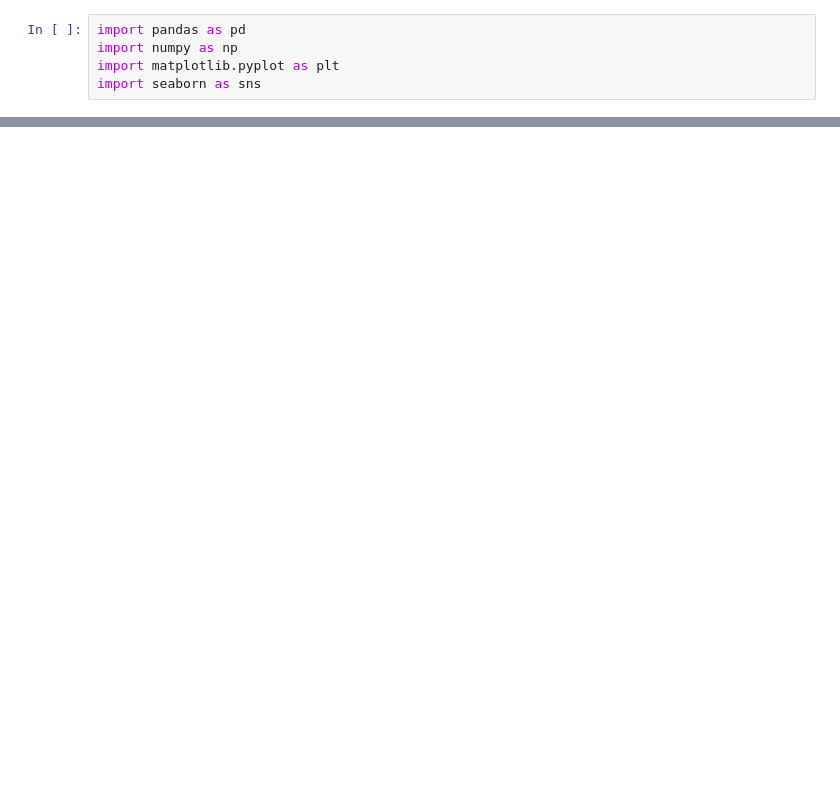
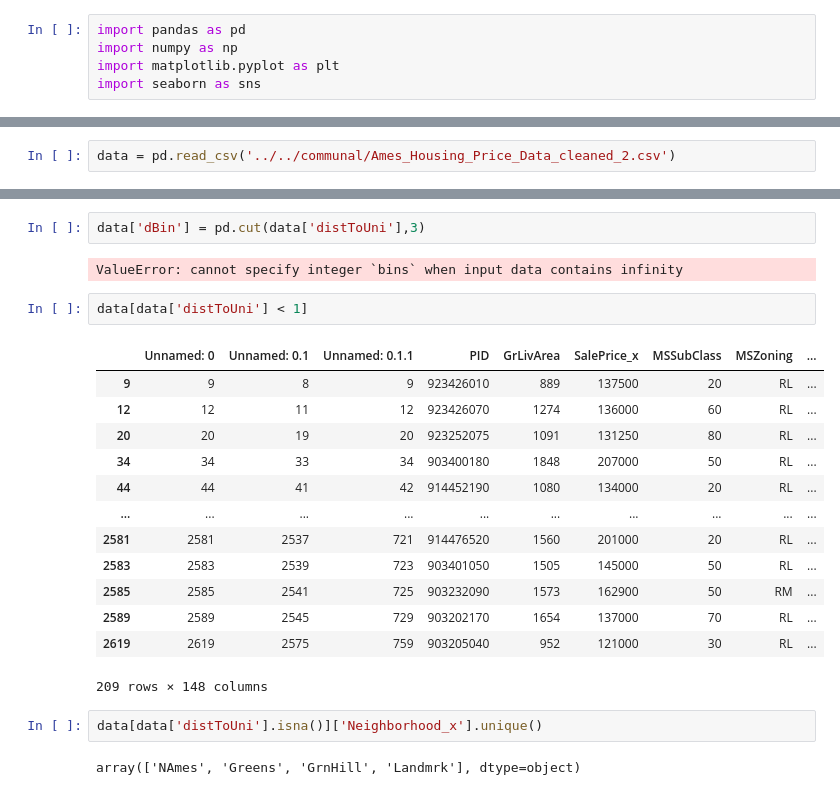
Before and after one commit to nickelworks/machine-learning-housing-project, a Jupyter notebook: charles/eda/Untitled.ipynb, the cells around one changed output, grey strips where cells are left out. Drawn from its saved outputs; the diff is of its cells as text; blank space fills up the shorter version.

```diff
--- a/charles/eda/Untitled.ipynb
+++ b/charles/eda/Untitled.ipynb
@@ -118,0 +6,2 @@ locations
+# %%
+data = pd.read_csv('../../communal/Ames_Housing_Price_Data_cleaned_2.csv')
@@ -118,0 +18,24 @@ locations
+# %%
+data['dBin'] = pd.cut(data['distToUni'],3)
+# %% [output]
+ValueError: cannot specify integer `bins` when input data contains infinity
+# %%
+data[data['distToUni'] < 1]
+# %% [output]
+|  | Unnamed: 0 | Unnamed: 0.1 | Unnamed: 0.1.1 | PID | GrLivArea | SalePrice_x | MSSubClass | MSZoning | ... |
+| 9 | 9 | 8 | 9 | 923426010 | 889 | 137500 | 20 | RL | ... |
+| 12 | 12 | 11 | 12 | 923426070 | 1274 | 136000 | 60 | RL | ... |
+| 20 | 20 | 19 | 20 | 923252075 | 1091 | 131250 | 80 | RL | ... |
+| 34 | 34 | 33 | 34 | 903400180 | 1848 | 207000 | 50 | RL | ... |
+| 44 | 44 | 41 | 42 | 914452190 | 1080 | 134000 | 20 | RL | ... |
+| ... | ... | ... | ... | ... | ... | ... | ... | ... | ... |
+| 2581 | 2581 | 2537 | 721 | 914476520 | 1560 | 201000 | 20 | RL | ... |
+| 2583 | 2583 | 2539 | 723 | 903401050 | 1505 | 145000 | 50 | RL | ... |
+| 2585 | 2585 | 2541 | 725 | 903232090 | 1573 | 162900 | 50 | RM | ... |
+| 2589 | 2589 | 2545 | 729 | 903202170 | 1654 | 137000 | 70 | RL | ... |
+| 2619 | 2619 | 2575 | 759 | 903205040 | 952 | 121000 | 30 | RL | ... |
+209 rows × 148 columns
+# %%
+data[data['distToUni'].isna()]['Neighborhood_x'].unique()
+# %% [output]
+array(['NAmes', 'Greens', 'GrnHill', 'Landmrk'], dtype=object)
```
Also changed, not shown: parts of 8 cells of this notebook, 4 other files.
